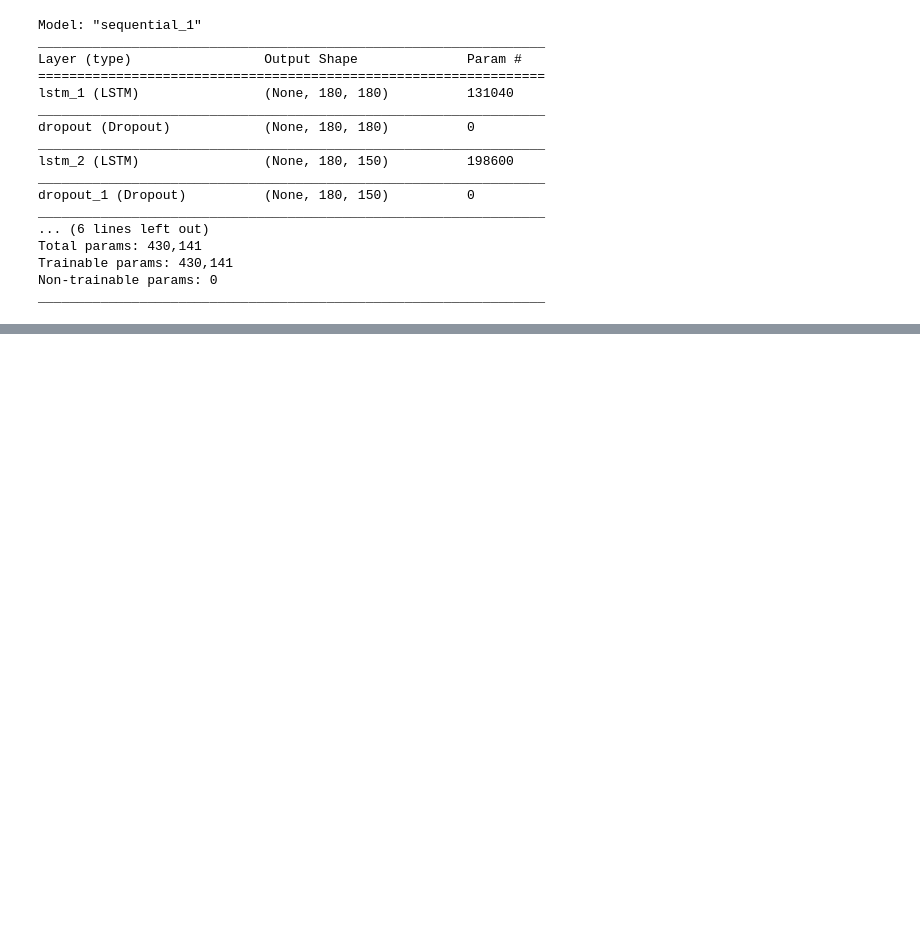
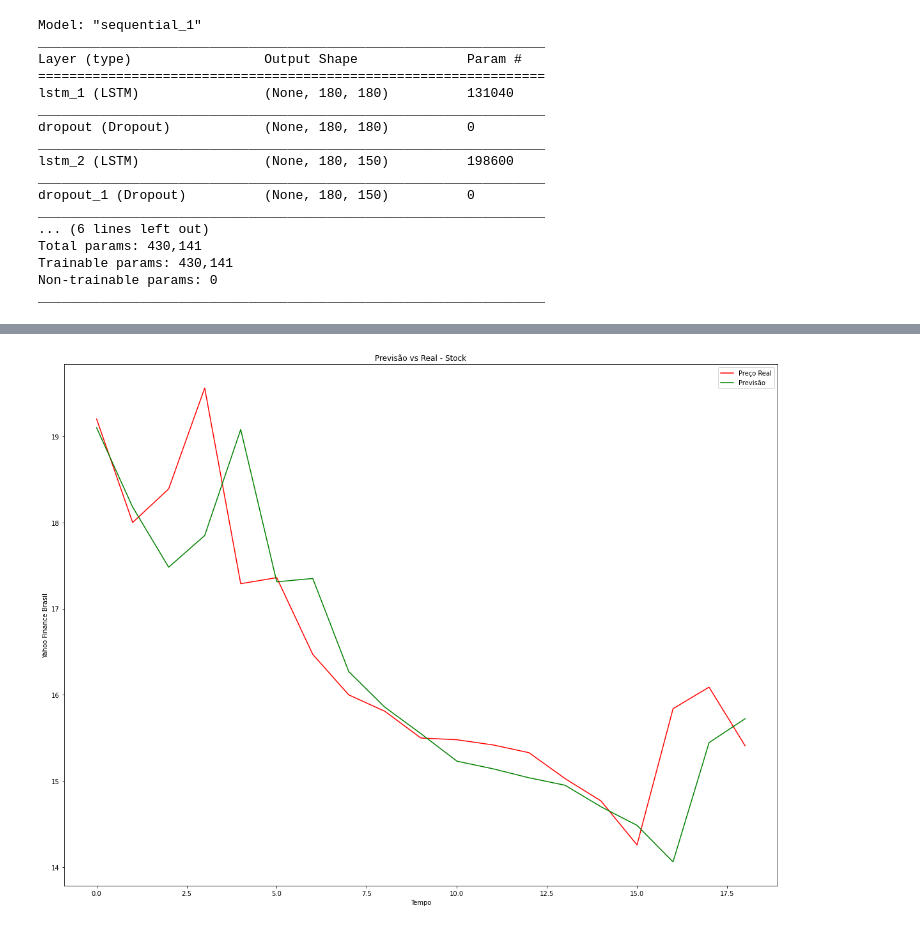
Before and after one commit to itimes-digital/deep-learning-estudo, a Jupyter notebook: analise_petr4.ipynb, the cells around one changed output, grey strips where cells are left out. Saved outputs shown, nothing was run; the diff lists cells and outputs as text; code cells hidden in the pictures; blank space fills up the shorter version.

```diff
--- a/analise_petr4.ipynb
+++ b/analise_petr4.ipynb
@@ -184,0 +298,8 @@ plt.show()
+# %%
+x_teste = []
+
+for i in range(ultimos_dias, 199):
+  x_teste.append(entrada_base_completa[i - ultimos_dias: i,0])
+
+x_teste = np.array(x_teste)
+x_teste
@@ -184,0 +320,3 @@ plt.show()
+# %%
+x_teste = np.reshape(x_teste, (x_teste.shape[0], x_teste.shape[1], 1))
+x_teste.shape
@@ -184,0 +325,3 @@ plt.show()
+# %%
+previsao = model.predict(x_teste)
+previsao.shape
@@ -184,0 +330,3 @@ plt.show()
+# %%
+previsao = normalizador.inverse_transform(previsao)
+previsao.mean()
@@ -184,0 +353,11 @@ plt.show()
+# %%
+plt.figure(figsize = (20,15))
+plt.plot(preco_real_teste, color = 'red', label = 'Preço Real')
+plt.plot(previsao, color = 'green', label = 'Previsão')
+plt.title('Previsão vs Real - Stock')
+plt.xlabel('Tempo')
+plt.ylabel('Yahoo Finance Brasil')
+plt.legend()
+plt.show()
+# %% [output]
+[figure, added]
```
Also changed, not shown: parts of 19 cells of this notebook.
